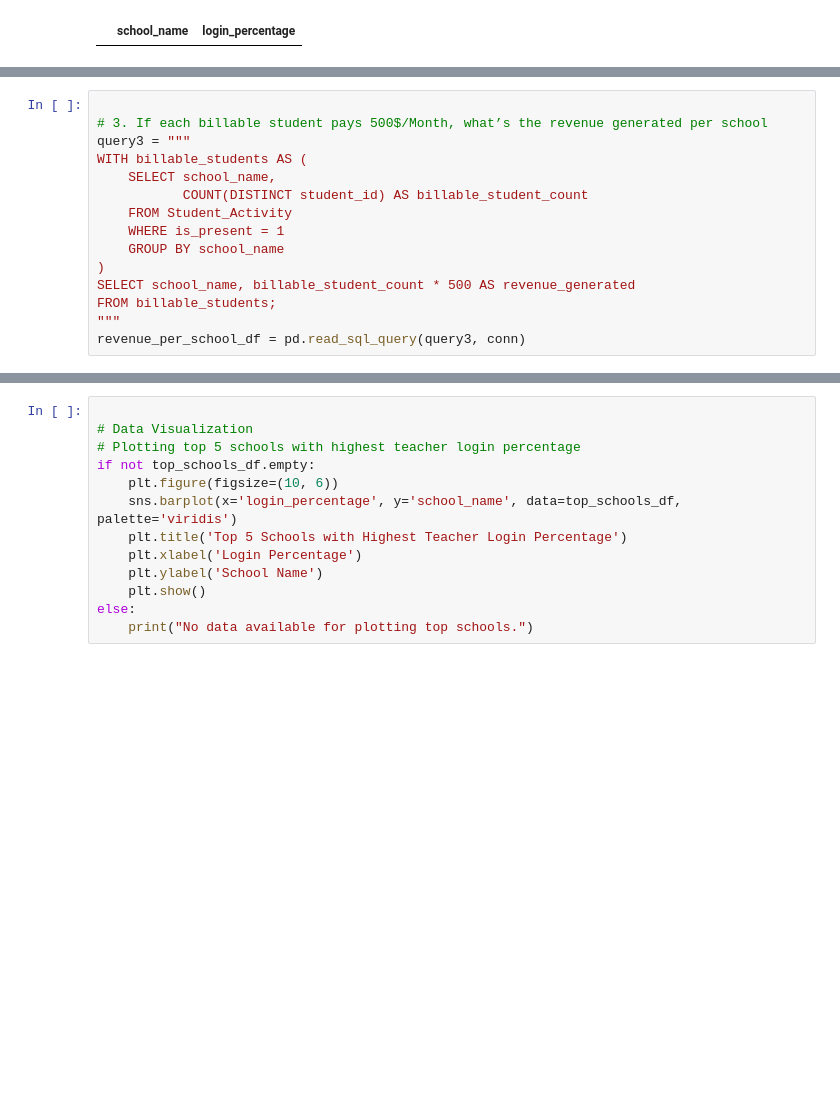
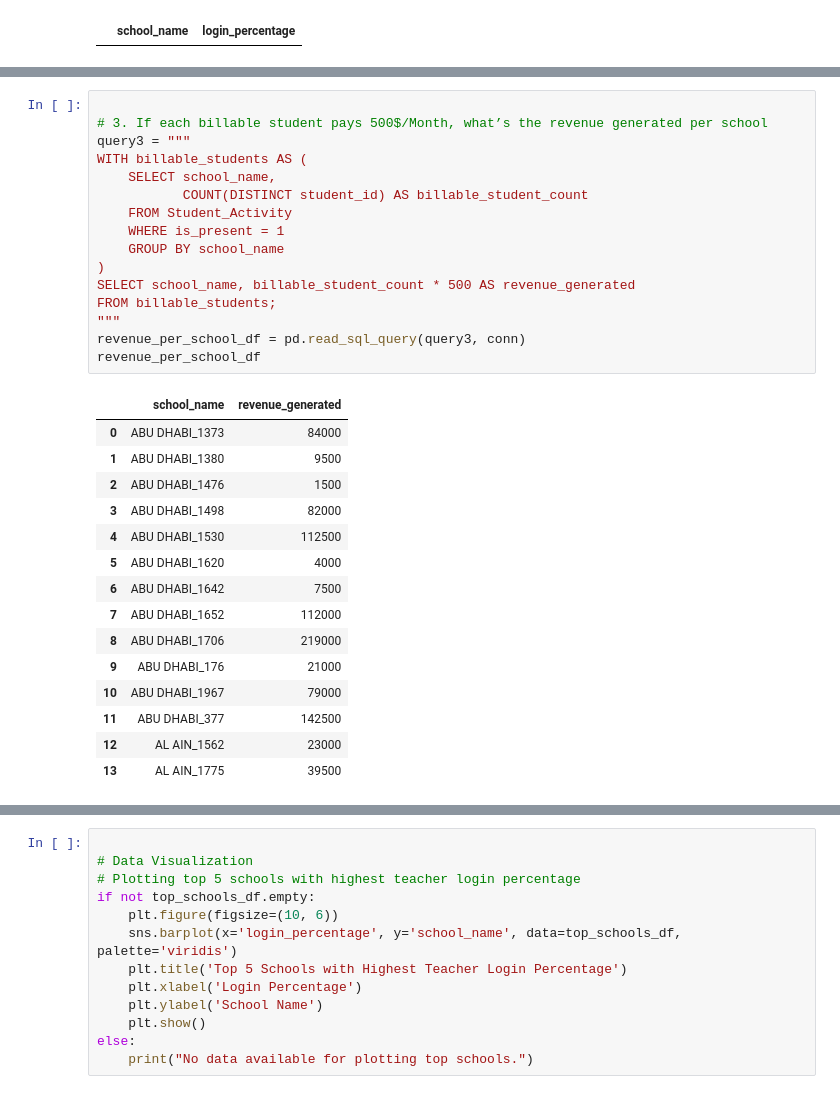
Before and after one commit to nithishp/SchoolDataAnalysis, a Jupyter notebook: b.ipynb, the cells around one changed output, grey strips where cells are left out. Saved outputs shown, nothing was run; the diff lists cells and outputs as text; blank space fills up the shorter version.

```diff
--- a/b.ipynb
+++ b/b.ipynb
@@ -54,18 +69,35 @@ day_over_day_change_df = pd.read_sql_query(query2, conn)
 # %%
 
 # 3. If each billable student pays 500$/Month, what’s the revenue generated per school
 query3 = """
 WITH billable_students AS (
     SELECT school_name,
            COUNT(DISTINCT student_id) AS billable_student_count
     FROM Student_Activity
     WHERE is_present = 1
     GROUP BY school_name
 )
 SELECT school_name, billable_student_count * 500 AS revenue_generated
 FROM billable_students;
 """
 revenue_per_school_df = pd.read_sql_query(query3, conn)
+revenue_per_school_df
+# %% [output]
+|  | school_name | revenue_generated |
+| 0 | ABU DHABI_1373 | 84000 |
+| 1 | ABU DHABI_1380 | 9500 |
+| 2 | ABU DHABI_1476 | 1500 |
+| 3 | ABU DHABI_1498 | 82000 |
+| 4 | ABU DHABI_1530 | 112500 |
+| 5 | ABU DHABI_1620 | 4000 |
+| 6 | ABU DHABI_1642 | 7500 |
+| 7 | ABU DHABI_1652 | 112000 |
+| 8 | ABU DHABI_1706 | 219000 |
+| 9 | ABU DHABI_176 | 21000 |
+| 10 | ABU DHABI_1967 | 79000 |
+| 11 | ABU DHABI_377 | 142500 |
+| 12 | AL AIN_1562 | 23000 |
+| 13 | AL AIN_1775 | 39500 |
 # %%
 
 # 4. Find the number of teachers per school who logged in 3 consecutive days
```
Also changed, not shown: parts of 4 cells of this notebook, 2 other files.
